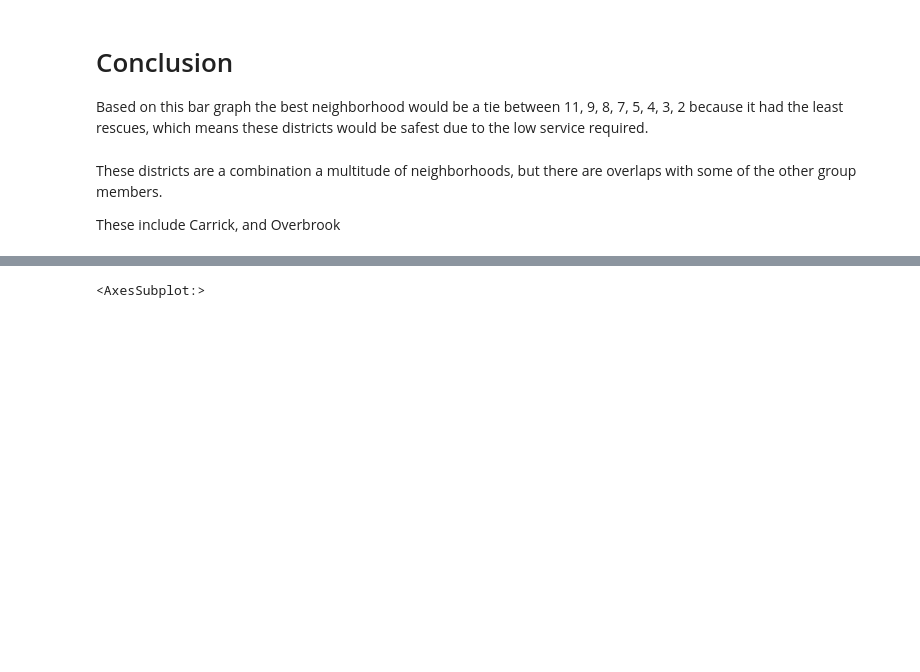
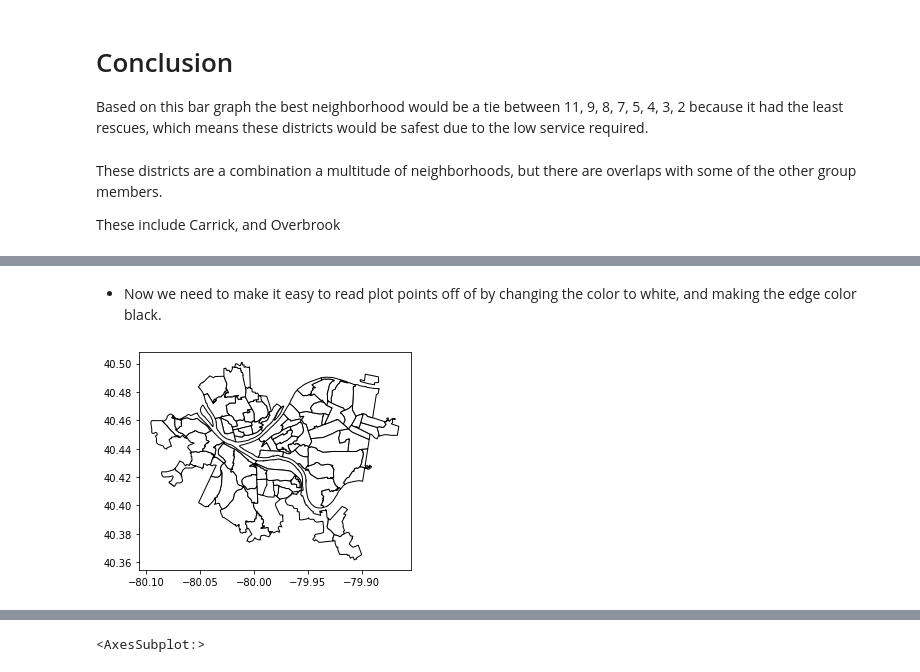
Before and after one commit to Jordantheboss00/CMPINF0010_FINAL_PROJECT, a Jupyter notebook: Final-Project-2.ipynb, the cells around one changed output, grey strips where cells are left out. Saved outputs shown, nothing was run; the diff lists cells and outputs as text; code cells hidden in the pictures; blank space fills up the shorter version.

```diff
--- a/Final-Project-2.ipynb
+++ b/Final-Project-2.ipynb
@@ -80,0 +123,11 @@ These include Carrick, and Overbrook
+# %% [markdown]
+- Now we need to make it easy to read plot points off of by changing the color to white, and making the edge color black.
+# %%
+neighborhoods = geopandas.read_file("Neighborhoods/Neighborhoods_.shp") # read in the shapefile
+import matplotlib.pyplot as plt
+fig, ax = plt.subplots()
+ax.set_aspect('equal')
+neighborhoods.plot(ax=ax, color="white", edgecolor='black')
+plt.show()
+# %% [output]
+[figure, added]
```
Also changed, not shown: parts of 23 cells of this notebook.
